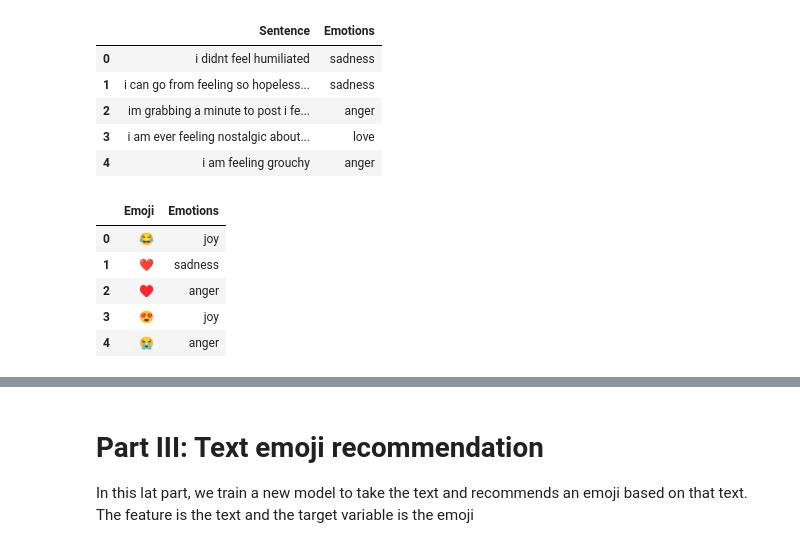
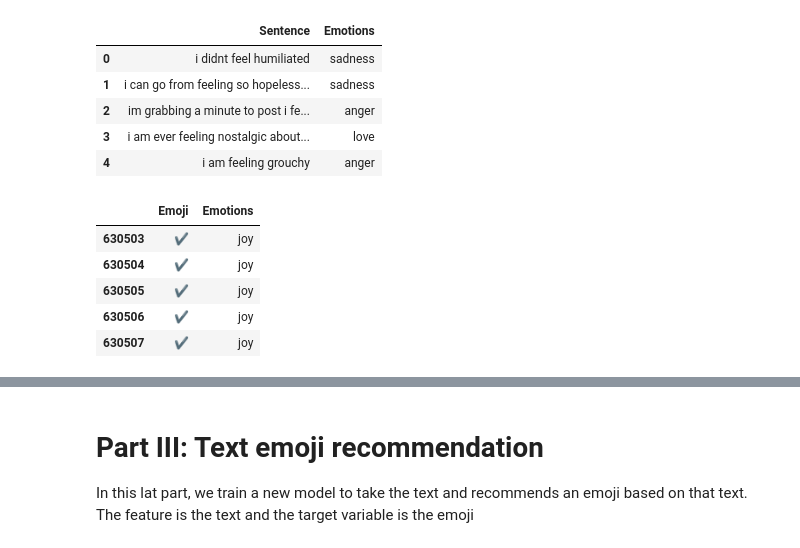
Before and after one commit to Jainlo/context-based-emoji-suggestion, a Jupyter notebook: src/model-build-2.ipynb, the cells around one changed output, grey strips where cells are left out. Cells and saved outputs as stored; diff of their text form; code cells hidden in the pictures.

```diff
--- a/src/model-build-2.ipynb
+++ b/src/model-build-2.ipynb
@@ -209,12 +253,12 @@ tweets_emojis.head()
-# %%
-emojis = emojis[['Emoji', 'Emotions']]
-emojis.head()
-# %% [output]
-|  | Emoji | Emotions |
-| 0 | 😂 | joy |
-| 1 | ❤ | sadness |
-| 2 | ♥ | anger |
-| 3 | 😍 | joy |
-| 4 | 😭 | anger |
+# %%
+emoji_dict['HEAVY CHECK MARK'] = emoji_dict['HEAVY CHECK MARK'][['Emoji', 'Emotions']]
+emoji_dict['HEAVY CHECK MARK'].head()
+# %% [output]
+|  | Emoji | Emotions |
+| 630503 | ✔ | joy |
+| 630504 | ✔ | joy |
+| 630505 | ✔ | joy |
+| 630506 | ✔ | joy |
+| 630507 | ✔ | joy |
 # %%
 # merge the two tables on 'Emotion' column
```
Also changed, not shown: parts of 54 cells of this notebook, 4 other files.
